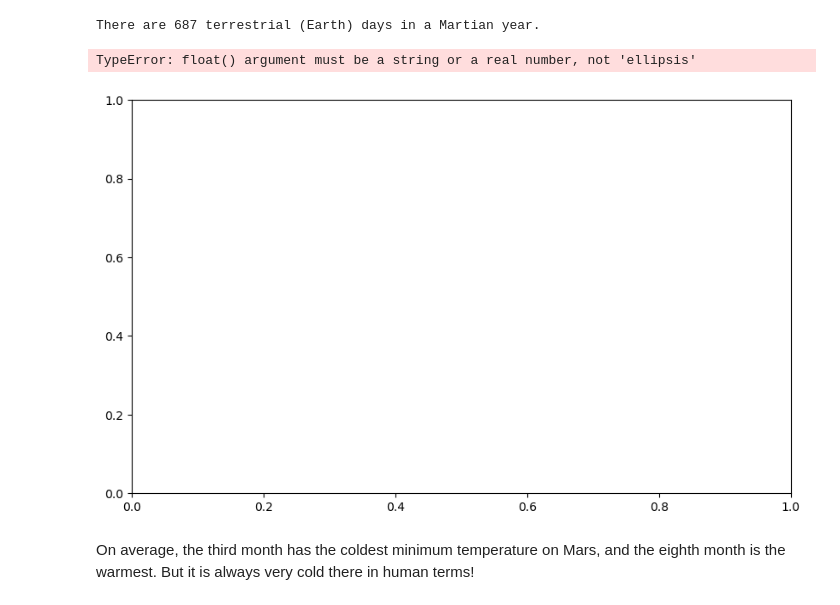
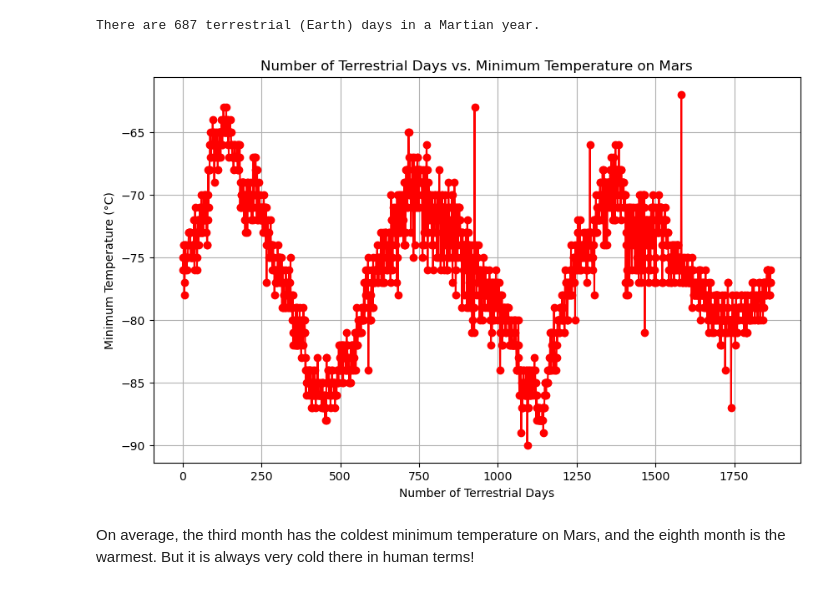
Before and after one commit to 44Jacob/scrapping_app, a Jupyter notebook: part_2_mars_weather.ipynb, the cells around one changed output. Cells and saved outputs as stored; diff of their text form; code cells hidden in the pictures.

```diff
--- a/part_2_mars_weather.ipynb
+++ b/part_2_mars_weather.ipynb
@@ -292,24 +267,21 @@ print("There are", martian_year_days, "terrestrial (Earth) days in a Martian yea
 # %% [output]
 There are 687 terrestrial (Earth) days in a Martian year.
 # %%
-import matplotlib.pyplot as plt
-
 # Assuming you have actual data for the number of terrestrial days and corresponding minimum temperature
 # Example data
-terrestrial_days = [...]  # Provide the number of terrestrial days here
-min_temperature = [...]   # Provide the corresponding minimum temperature here
+terrestrial_days = df.terrestrial_date.index  # Provide the number of terrestrial days here
+min_temperature = df.min_temp   # Provide the corresponding minimum temperature here
 
 # Plotting
 plt.figure(figsize=(10, 6))
-plt.plot(terrestrial_days, min_temperature, marker='o', linestyle='-', color='blue')
+plt.plot(terrestrial_days, min_temperature, marker='o', linestyle='-', color='red')
 plt.title('Number of Terrestrial Days vs. Minimum Temperature on Mars')
 plt.xlabel('Number of Terrestrial Days')
 plt.ylabel('Minimum Temperature (°C)')
 plt.grid(True)
 plt.show()
 # %% [output]
-TypeError: float() argument must be a string or a real number, not 'ellipsis'
-[figure, old version]
+[figure, new version]
 # %% [markdown]
 On average, the third month has the coldest minimum temperature on Mars, and the eighth month is the warmest. But it is always very cold there in human terms!
 # %% [markdown]
```
Also changed, not shown: parts of 7 cells of this notebook, 1 other file.
